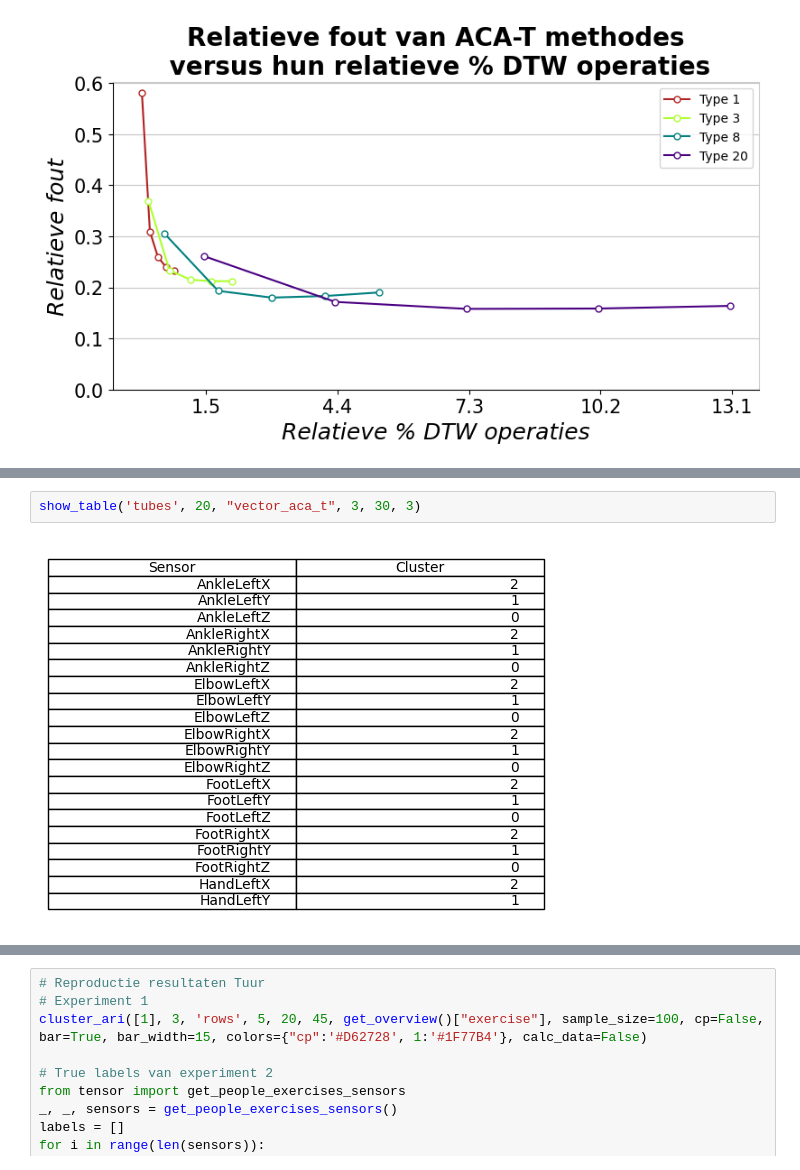
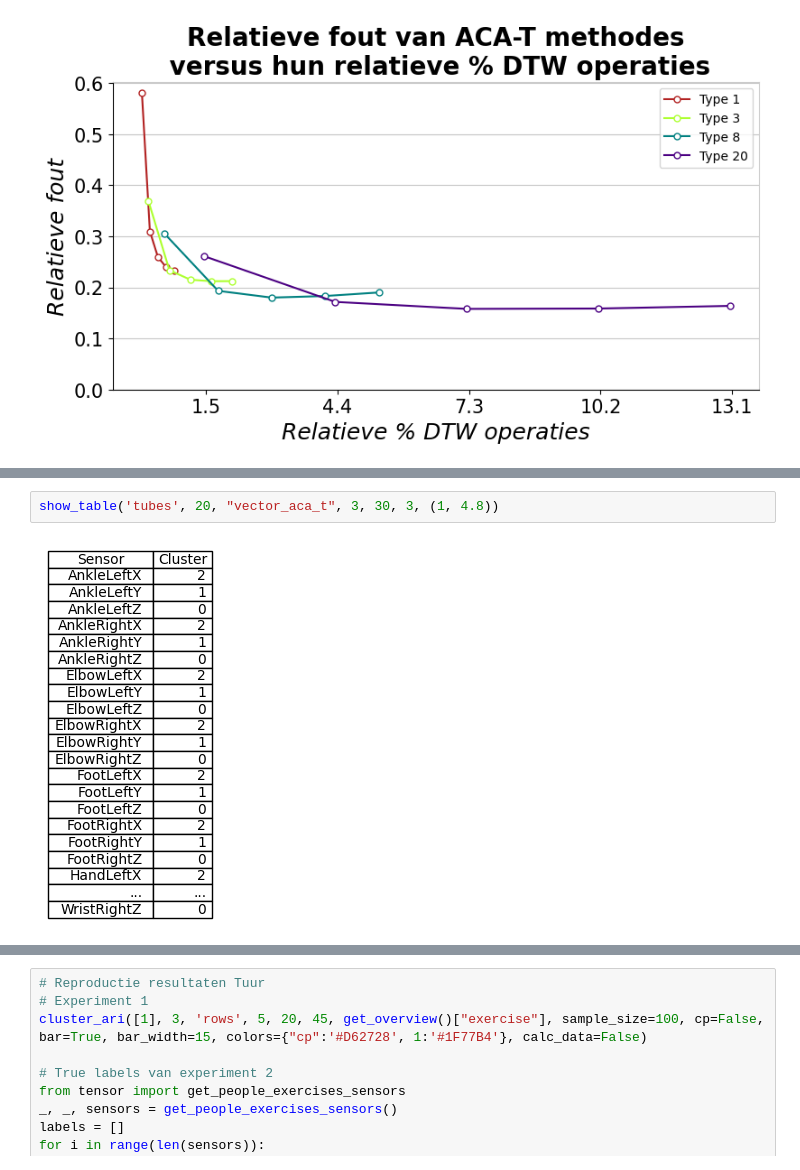
Before and after one commit to lolgameboy/TensorTimeSeriesClustering, a Jupyter notebook: scripts/notebook.ipynb, the cells around one changed output, grey strips where cells are left out. Cells and saved outputs as stored; diff of their text form.

```diff
--- a/scripts/notebook.ipynb
+++ b/scripts/notebook.ipynb
@@ -50,6 +49,6 @@ NameError: name 'rank' is not defined
 # %%
-show_table('tubes', 20, "vector_aca_t", 3, 30, 3)
+show_table('tubes', 20, "vector_aca_t", 3, 30, 3, (1, 4.8))
 # %% [output]
-[figure, old version]
+[figure, new version]
 # %%
 compute_CP_factors(500)
```
Also changed, not shown: parts of 3 cells of this notebook, 7 other files.
